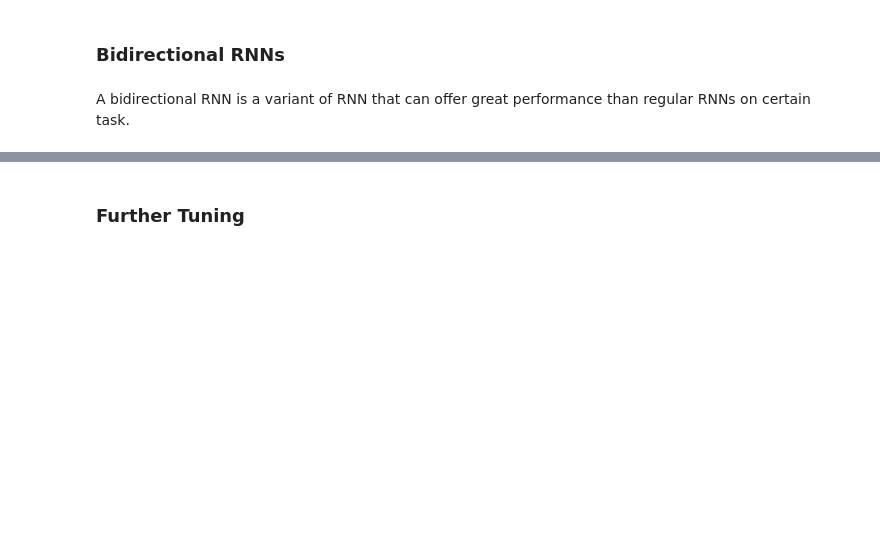
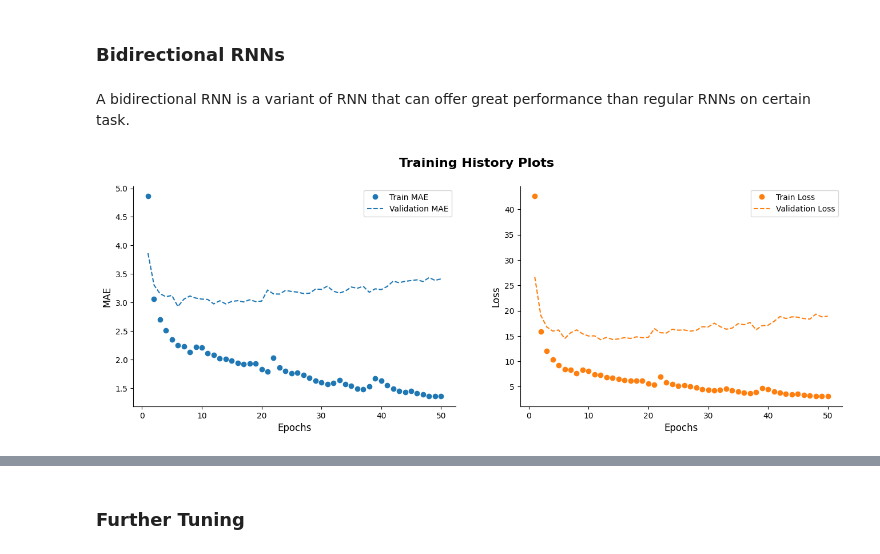
Before and after one commit to jjsantos02/ml3-lectures, a Jupyter notebook: notebooks/07-time-series-forecasting-using-rnns/time-series-forecasting-using-rnns[reduced].ipynb, the cells around one changed output, grey strips where cells are left out. Drawn from its saved outputs; the diff is of its cells as text; code cells hidden in the pictures; blank space fills up the shorter version.

```diff
--- a/notebooks/07-time-series-forecasting-using-rnns/time-series-forecasting-using-rnns[reduced].ipynb
+++ b/notebooks/07-time-series-forecasting-using-rnns/time-series-forecasting-using-rnns[reduced].ipynb
@@ -658,6 +663,10 @@ bidirectional_history = model.fit(
     validation_data=val_dataset,
     callbacks=callbacks,
 )
+# %%
+plot_history(bidirectional_history);
+# %% [output]
+[figure, added]
 # %%
 model = keras.models.load_model("jena_bidirectional.keras")
 bidirectional_mae = model.evaluate(test_dataset)[1]
```
Also changed, not shown: parts of 3 cells of this notebook.
